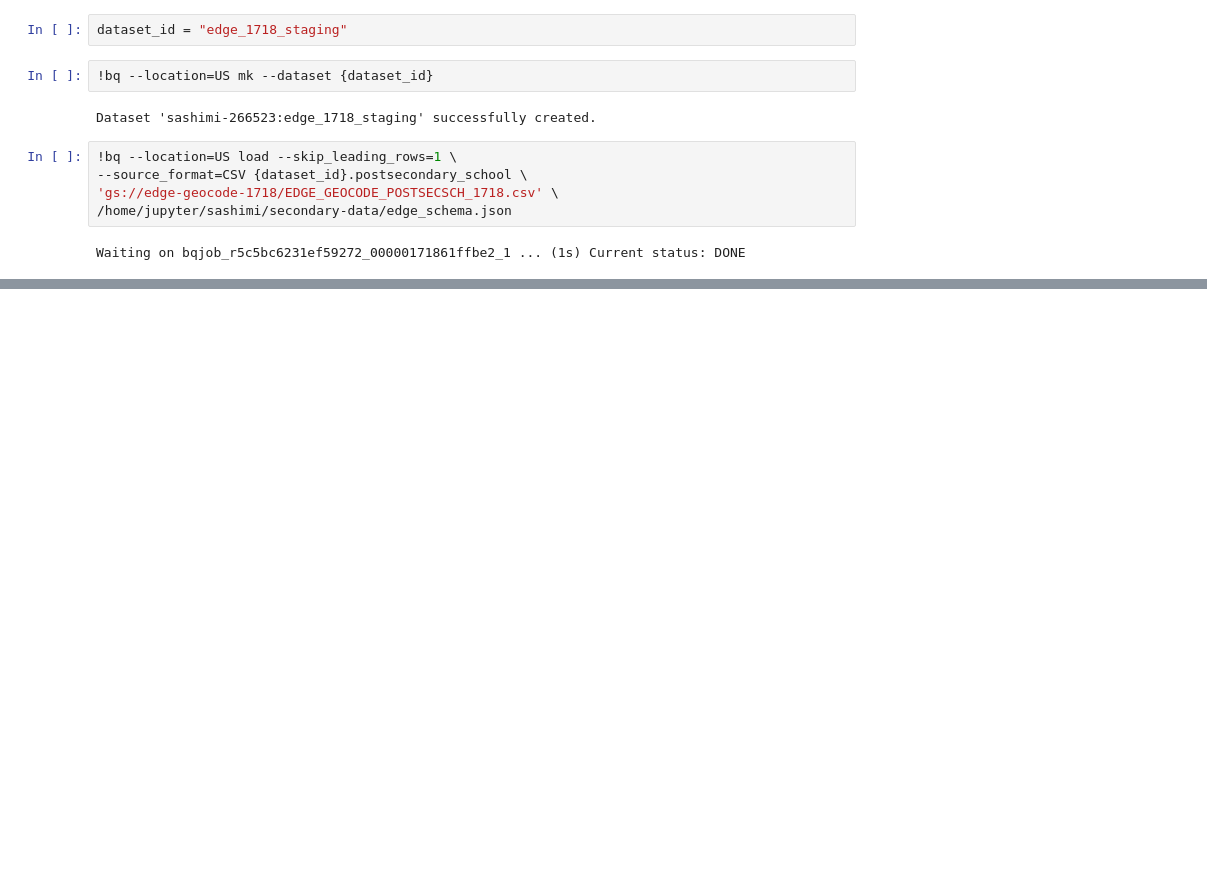
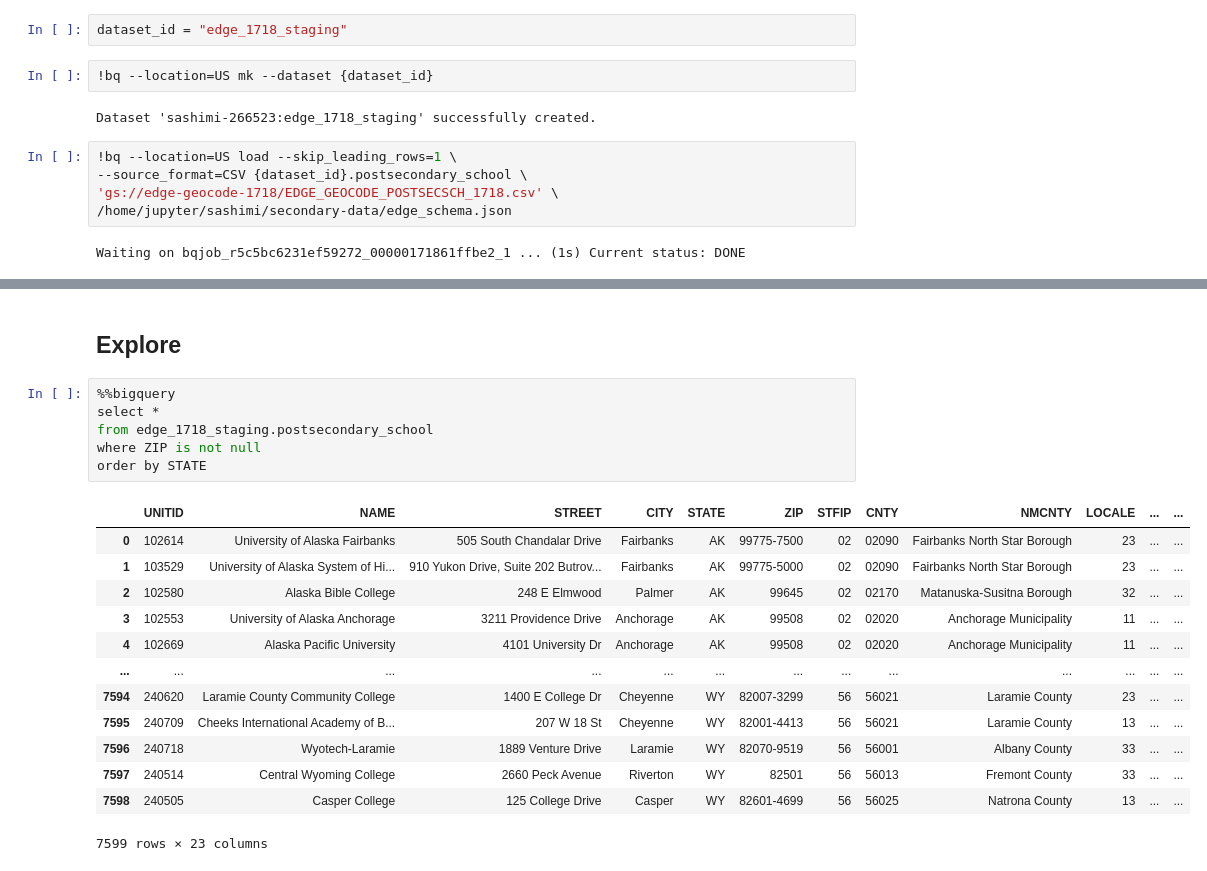
Before and after one commit to xindixu/US-demographic-analysis, a Jupyter notebook: secondary-data/edge_1718_ingest.ipynb, the cells around one changed output, grey strips where cells are left out. Saved outputs shown, nothing was run; the diff lists cells and outputs as text; blank space fills up the shorter version.

```diff
--- a/secondary-data/edge_1718_ingest.ipynb
+++ b/secondary-data/edge_1718_ingest.ipynb
@@ -23,0 +30,22 @@ Waiting on bqjob_r5c5bc6231ef59272_00000171861ffbe2_1 ... (1s) Current status: D
+# %% [markdown]
+## Explore
+# %%
+%%bigquery
+select *
+from edge_1718_staging.postsecondary_school
+where ZIP is not null
+order by STATE
+# %% [output]
+|  | UNITID | NAME | STREET | CITY | STATE | ZIP | STFIP | CNTY | NMCNTY | LOCALE | ... | ... |
+| 0 | 102614 | University of Alaska Fairbanks | 505 South Chandalar Drive | Fairbanks | AK | 99775-7500 | 02 | 02090 | Fairbanks North Star Borough | 23 | ... | ... |
+| 1 | 103529 | University of Alaska System of Hi... | 910 Yukon Drive, Suite 202 Butrov... | Fairbanks | AK | 99775-5000 | 02 | 02090 | Fairbanks North Star Borough | 23 | ... | ... |
+| 2 | 102580 | Alaska Bible College | 248 E Elmwood | Palmer | AK | 99645 | 02 | 02170 | Matanuska-Susitna Borough | 32 | ... | ... |
+| 3 | 102553 | University of Alaska Anchorage | 3211 Providence Drive | Anchorage | AK | 99508 | 02 | 02020 | Anchorage Municipality | 11 | ... | ... |
+| 4 | 102669 | Alaska Pacific University | 4101 University Dr | Anchorage | AK | 99508 | 02 | 02020 | Anchorage Municipality | 11 | ... | ... |
+| ... | ... | ... | ... | ... | ... | ... | ... | ... | ... | ... | ... | ... |
+| 7594 | 240620 | Laramie County Community College | 1400 E College Dr | Cheyenne | WY | 82007-3299 | 56 | 56021 | Laramie County | 23 | ... | ... |
+| 7595 | 240709 | Cheeks International Academy of B... | 207 W 18 St | Cheyenne | WY | 82001-4413 | 56 | 56021 | Laramie County | 13 | ... | ... |
+| 7596 | 240718 | Wyotech-Laramie | 1889 Venture Drive | Laramie | WY | 82070-9519 | 56 | 56001 | Albany County | 33 | ... | ... |
+| 7597 | 240514 | Central Wyoming College | 2660 Peck Avenue | Riverton | WY | 82501 | 56 | 56013 | Fremont County | 33 | ... | ... |
+| 7598 | 240505 | Casper College | 125 College Drive | Casper | WY | 82601-4699 | 56 | 56025 | Natrona County | 13 | ... | ... |
+7599 rows × 23 columns
```
Also changed, not shown: parts of 5 cells of this notebook, 3 other files.
